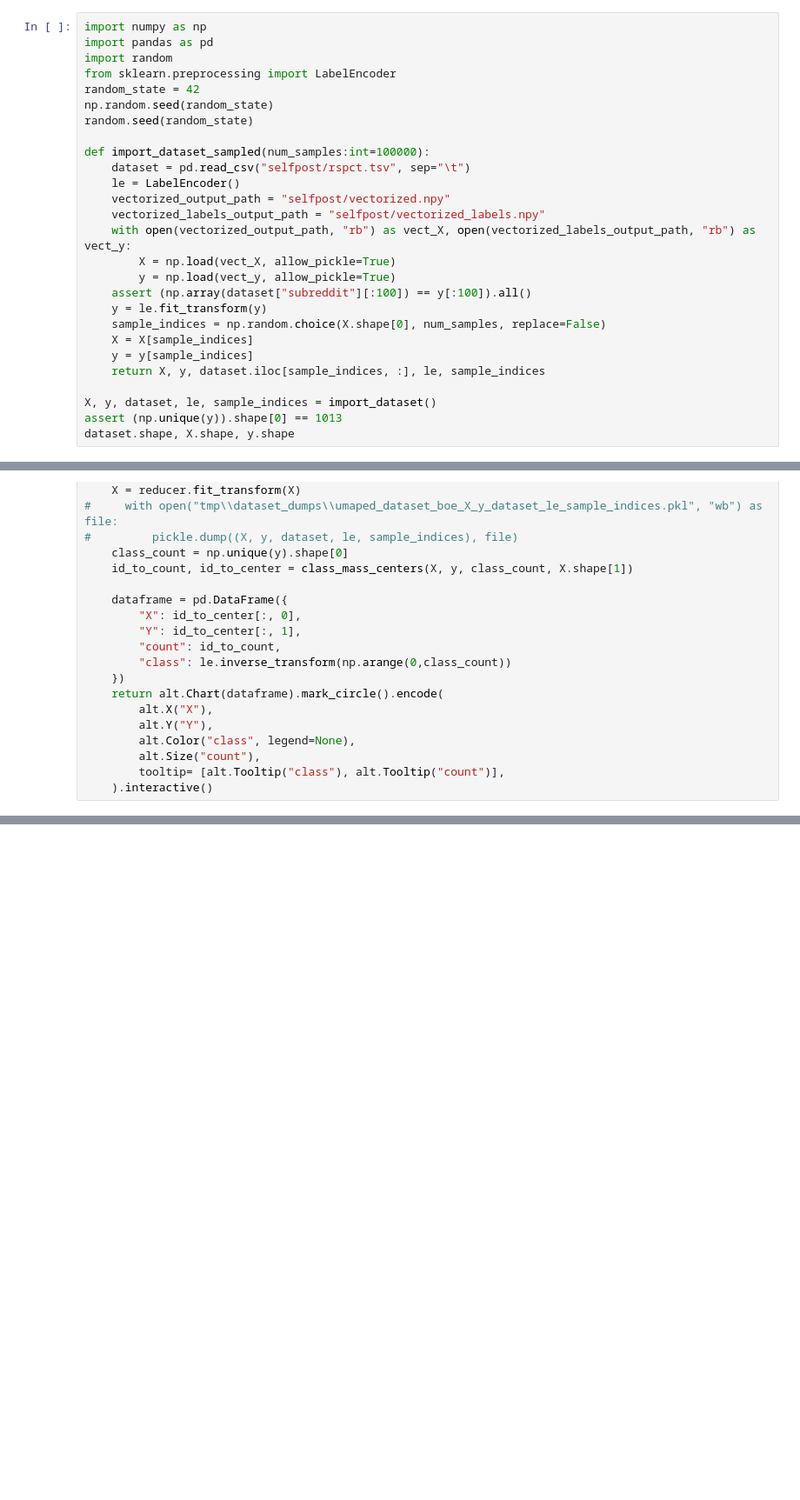
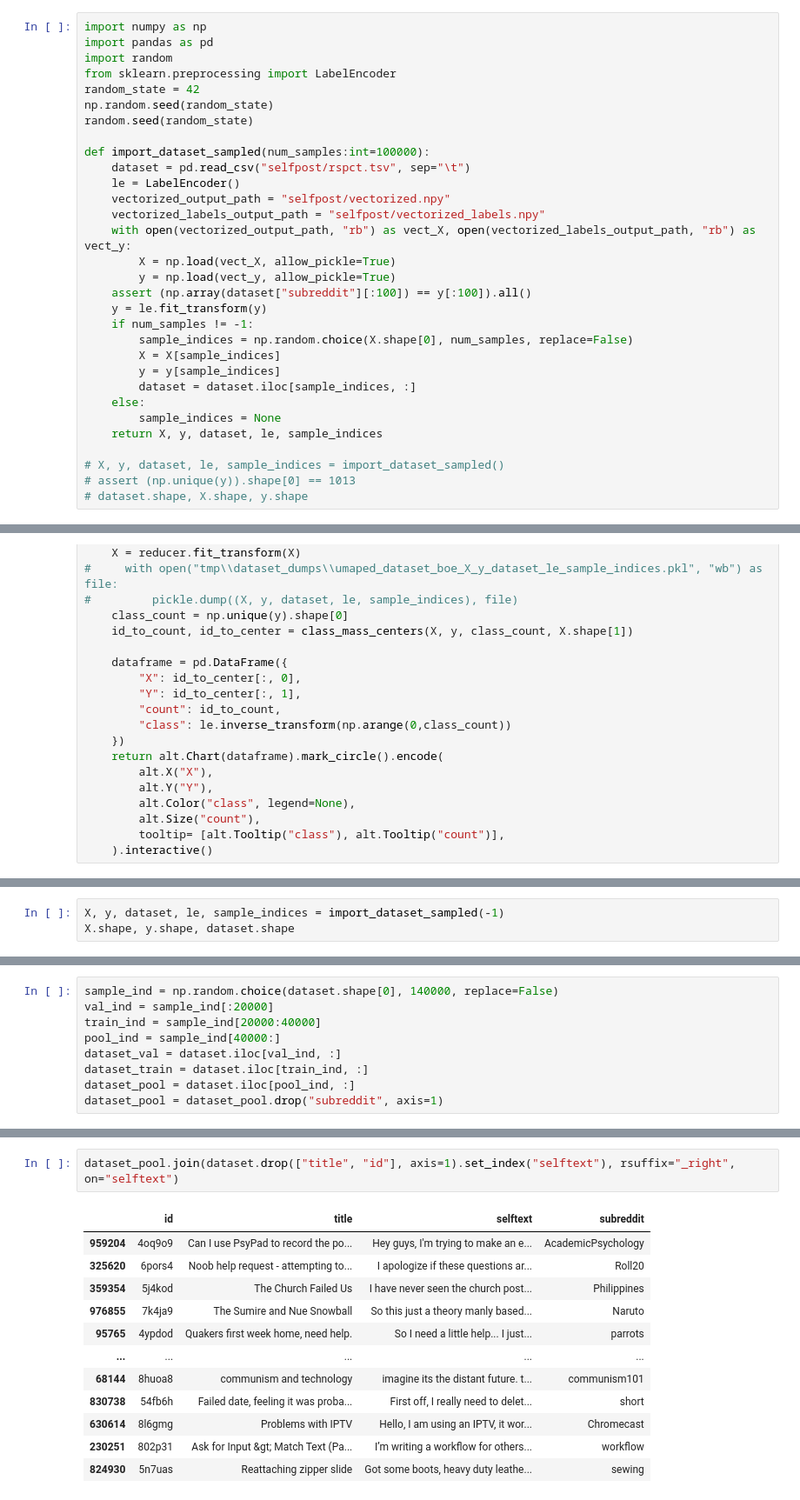
Before and after one commit to TOPAPEC/coursework, a Jupyter notebook: InteractiveWebVersion.ipynb, the cells around one changed output, grey strips where cells are left out. Shown at 87% size. Cells and saved outputs as stored; diff of their text form; blank space fills up the shorter version.

```diff
--- a/InteractiveWebVersion.ipynb
+++ b/InteractiveWebVersion.ipynb
@@ -17,14 +17,18 @@ def import_dataset_sampled(num_samples:int=100000):
         y = np.load(vect_y, allow_pickle=True)
     assert (np.array(dataset["subreddit"][:100]) == y[:100]).all()
     y = le.fit_transform(y)
-    sample_indices = np.random.choice(X.shape[0], num_samples, replace=False)
-    X = X[sample_indices]
-    y = y[sample_indices]
-    return X, y, dataset.iloc[sample_indices, :], le, sample_indices
+    if num_samples != -1:
+        sample_indices = np.random.choice(X.shape[0], num_samples, replace=False)
+        X = X[sample_indices]
+        y = y[sample_indices]
+        dataset = dataset.iloc[sample_indices, :]
+    else:
+        sample_indices = None
+    return X, y, dataset, le, sample_indices
 
-X, y, dataset, le, sample_indices = import_dataset()
-assert (np.unique(y)).shape[0] == 1013
-dataset.shape, X.shape, y.shape
+# X, y, dataset, le, sample_indices = import_dataset_sampled()
+# assert (np.unique(y)).shape[0] == 1013
+# dataset.shape, X.shape, y.shape
 # %% [output]
 ((100000, 4), (100000, 300), (100000,))
 # %%
@@ -91,0 +96,3 @@ xxhash.xxh64(np.array([1,2])).hexdigest()
+# %%
+X, y, dataset, le, sample_indices = import_dataset_sampled(-1)
+X.shape, y.shape, dataset.shape
@@ -91,0 +101,9 @@ xxhash.xxh64(np.array([1,2])).hexdigest()
+# %%
+sample_ind = np.random.choice(dataset.shape[0], 140000, replace=False)
+val_ind = sample_ind[:20000]
+train_ind = sample_ind[20000:40000]
+pool_ind = sample_ind[40000:]
+dataset_val = dataset.iloc[val_ind, :]
+dataset_train = dataset.iloc[train_ind, :]
+dataset_pool = dataset.iloc[pool_ind, :]
+dataset_pool = dataset_pool.drop("subreddit", axis=1)
@@ -91,0 +117,15 @@ xxhash.xxh64(np.array([1,2])).hexdigest()
+# %%
+dataset_pool.join(dataset.drop(["title", "id"], axis=1).set_index("selftext"), rsuffix="_right", on="selftext")
+# %% [output]
+|  | id | title | selftext | subreddit |
+| 959204 | 4oq9o9 | Can I use PsyPad to record the po... | Hey guys, I'm trying to make an e... | AcademicPsychology |
+| 325620 | 6pors4 | Noob help request - attempting to... | I apologize if these questions ar... | Roll20 |
+| 359354 | 5j4kod | The Church Failed Us | I have never seen the church post... | Philippines |
+| 976855 | 7k4ja9 | The Sumire and Nue Snowball | So this just a theory manly based... | Naruto |
+| 95765 | 4ypdod | Quakers first week home, need help. | So I need a little help... I just... | parrots |
+| ... | ... | ... | ... | ... |
+| 68144 | 8huoa8 | communism and technology | imagine its the distant future. t... | communism101 |
+| 830738 | 54fb6h | Failed date, feeling it was proba... | First off, I really need to delet... | short |
+| 630614 | 8l6gmg | Problems with IPTV | Hello, I am using an IPTV, it wor... | Chromecast |
+| 230251 | 802p31 | Ask for Input &gt; Match Text (Pa... | I’m writing a workflow for others... | workflow |
+| 824930 | 5n7uas | Reattaching zipper slide | Got some boots, heavy duty leathe... | sewing |
```
Also changed, not shown: parts of 6 cells of this notebook, 3 other files.
